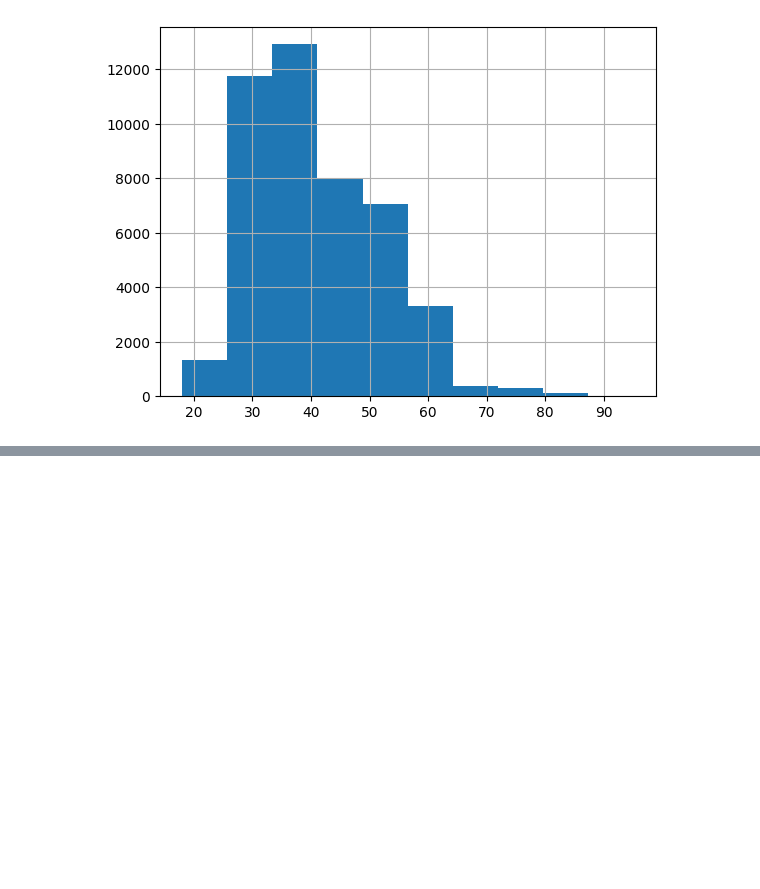
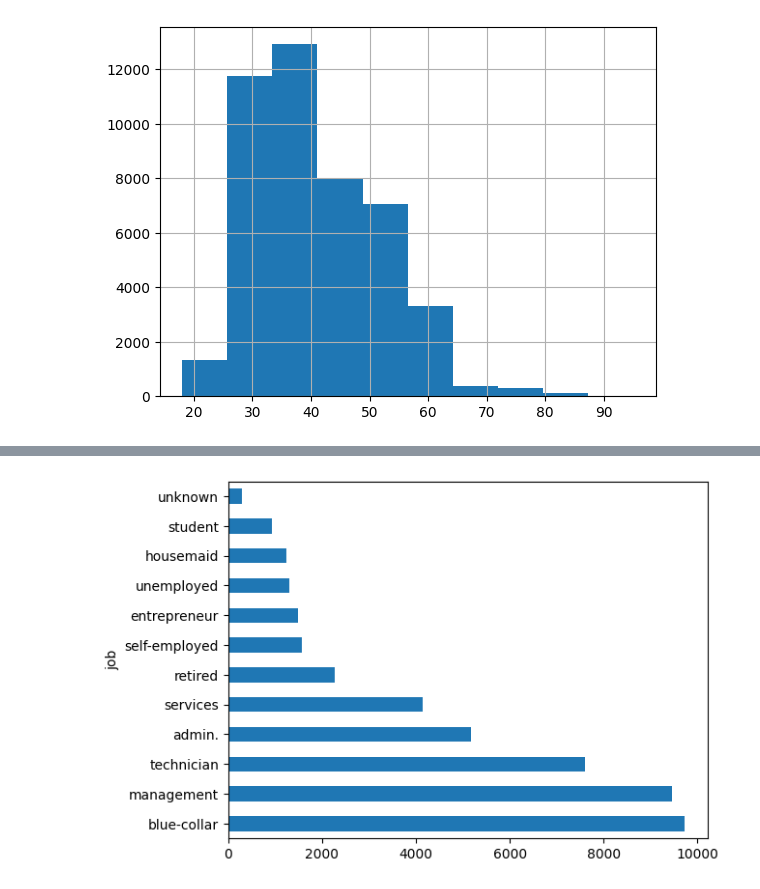
Before and after one commit to Surendranmengineer/suren_test, a Jupyter notebook: EDA_with_Rajan_Bank_Telemarketing_case_Study.ipynb, the cells around one changed output, grey strips where cells are left out. Saved outputs shown, nothing was run; the diff lists cells and outputs as text; code cells hidden in the pictures; blank space fills up the shorter version.

```diff
--- a/EDA_with_Rajan_Bank_Telemarketing_case_Study.ipynb
+++ b/EDA_with_Rajan_Bank_Telemarketing_case_Study.ipynb
@@ -359,0 +386,4 @@ inp1.age.hist();
+# %%
+inp1.job.value_counts().plot(kind='barh');
+# %% [output]
+[figure, added]
```
Also changed, not shown: parts of 18 cells of this notebook.
